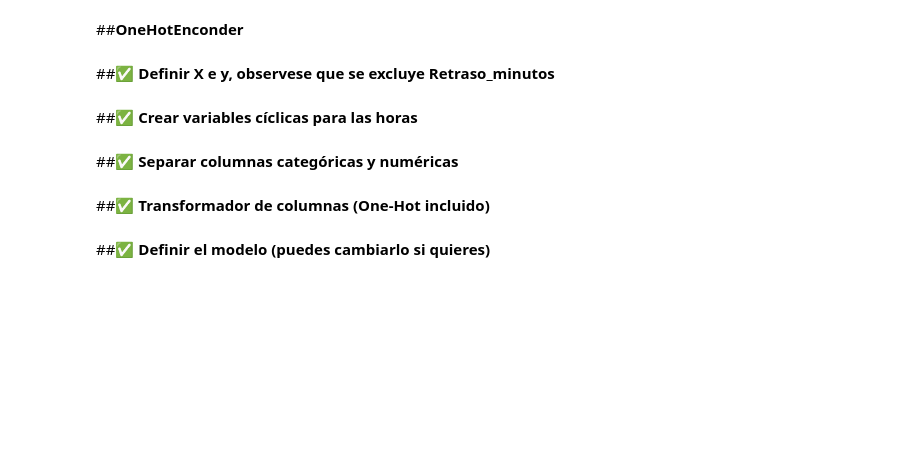
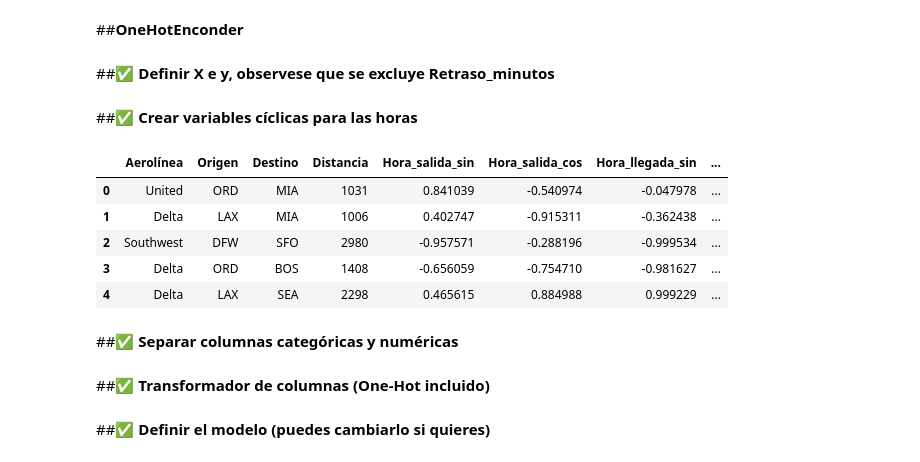
Before and after one commit to Ivan8Garcia/Proyecto_NoCountry, a Jupyter notebook: Vuelos.ipynb, the cells around one changed output. Cells and saved outputs as stored; diff of their text form; code cells hidden in the pictures; blank space fills up the shorter version.

```diff
--- a/Vuelos.ipynb
+++ b/Vuelos.ipynb
@@ -176,18 +308,26 @@ X = datos[[
 # %% [markdown]
 ##**✅  Crear variables cíclicas para las horas**
 # %%
-def cyclical_encode_hour(datos, col_name):
-    datos[col_name + "_sin"] = np.sin(2 * np.pi * datos[col_name] / 24)
-    datos[col_name + "_cos"] = np.cos(2 * np.pi * datos[col_name] / 24)
-    return datos
+def cyclical_encode_hour(df, col_name):
+    df[col_name + "_sin"] = np.sin(2 * np.pi * df[col_name] / 24)
+    df[col_name + "_cos"] = np.cos(2 * np.pi * df[col_name] / 24)
+    return df
 
-datos = cyclical_encode_hour(datos, "Hora_salida")
-datos = cyclical_encode_hour(datos, "Hora_llegada")
+# Apply cyclical encoding directly to X
+X = cyclical_encode_hour(X, "Hora_salida")
+X = cyclical_encode_hour(X, "Hora_llegada")
 
-# Eliminamos columnas originales de hora
-datos = datos.drop(columns=["Hora_salida", "Hora_llegada"])
+# Eliminamos columnas originales de hora de X
+X = X.drop(columns=["Hora_salida", "Hora_llegada"])
 # %%
-datos.head()
+X.head()
+# %% [output]
+|  | Aerolínea | Origen | Destino | Distancia | Hora_salida_sin | Hora_salida_cos | Hora_llegada_sin | ... |
+| 0 | United | ORD | MIA | 1031 | 0.841039 | -0.540974 | -0.047978 | ... |
+| 1 | Delta | LAX | MIA | 1006 | 0.402747 | -0.915311 | -0.362438 | ... |
+| 2 | Southwest | DFW | SFO | 2980 | -0.957571 | -0.288196 | -0.999534 | ... |
+| 3 | Delta | ORD | BOS | 1408 | -0.656059 | -0.754710 | -0.981627 | ... |
+| 4 | Delta | LAX | SEA | 2298 | 0.465615 | 0.884988 | 0.999229 | ... |
 # %% [markdown]
 ##**✅  Separar columnas categóricas y numéricas**
 # %%
```
Also changed, not shown: parts of 47 cells of this notebook.
